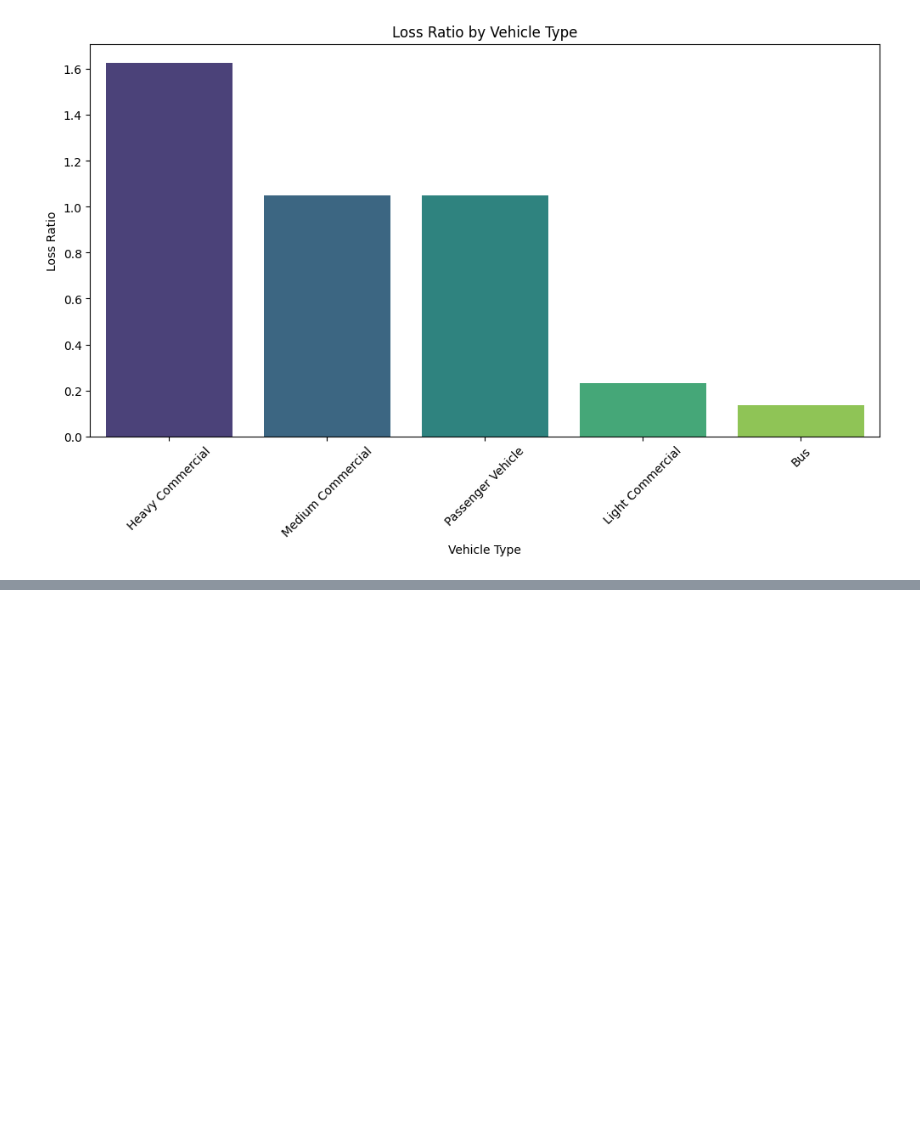
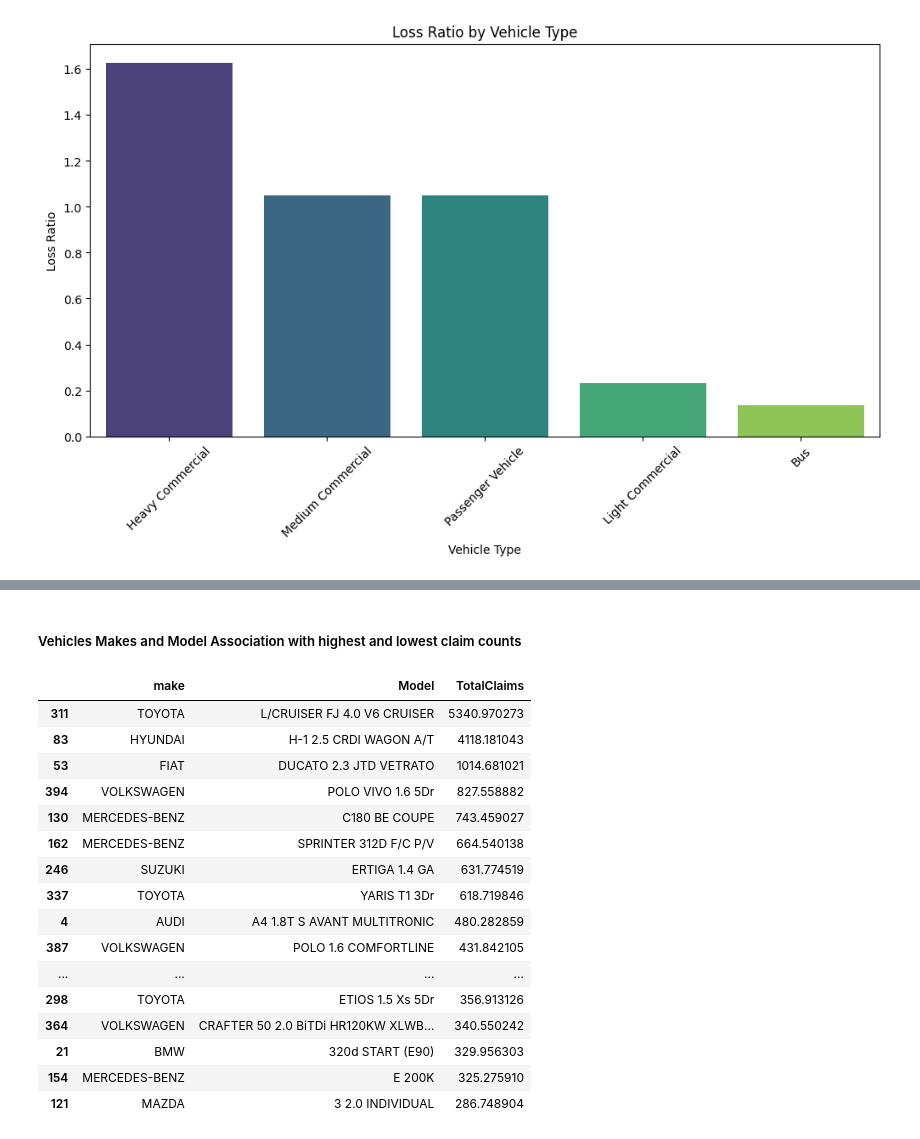
Before and after one commit to tegbiye/End-to-End-Insurance-Risk-Analytics-Predictive-Modeling, a Jupyter notebook: notebooks/eda_insurance_risk_analytics.ipynb, the cells around one changed output, grey strips where cells are left out. Cells and saved outputs as stored; diff of their text form; code cells hidden in the pictures; blank space fills up the shorter version.

```diff
--- a/notebooks/eda_insurance_risk_analytics.ipynb
+++ b/notebooks/eda_insurance_risk_analytics.ipynb
@@ -209,0 +246,2 @@ gender_summary = df.groupby('Gender').agg(
+# %% [markdown]
+##### Vehicles Makes and Model Association with highest and lowest claim counts
@@ -209,0 +254,20 @@ gender_summary = df.groupby('Gender').agg(
+# %%
+top_20_highest
+# %% [output]
+|  | make | Model | TotalClaims |
+| 311 | TOYOTA | L/CRUISER FJ 4.0 V6 CRUISER | 5340.970273 |
+| 83 | HYUNDAI | H-1 2.5 CRDI WAGON A/T | 4118.181043 |
+| 53 | FIAT | DUCATO 2.3 JTD VETRATO | 1014.681021 |
+| 394 | VOLKSWAGEN | POLO VIVO 1.6 5Dr | 827.558882 |
+| 130 | MERCEDES-BENZ | C180 BE COUPE | 743.459027 |
+| 162 | MERCEDES-BENZ | SPRINTER 312D F/C P/V | 664.540138 |
+| 246 | SUZUKI | ERTIGA 1.4 GA | 631.774519 |
+| 337 | TOYOTA | YARIS T1 3Dr | 618.719846 |
+| 4 | AUDI | A4 1.8T S AVANT MULTITRONIC | 480.282859 |
+| 387 | VOLKSWAGEN | POLO 1.6 COMFORTLINE | 431.842105 |
+| ... | ... | ... | ... |
+| 298 | TOYOTA | ETIOS 1.5 Xs 5Dr | 356.913126 |
+| 364 | VOLKSWAGEN | CRAFTER 50 2.0 BiTDi HR120KW XLWB... | 340.550242 |
+| 21 | BMW | 320d START (E90) | 329.956303 |
+| 154 | MERCEDES-BENZ | E 200K | 325.275910 |
+| 121 | MAZDA | 3 2.0 INDIVIDUAL | 286.748904 |
```
Also changed, not shown: parts of 16 cells of this notebook.
